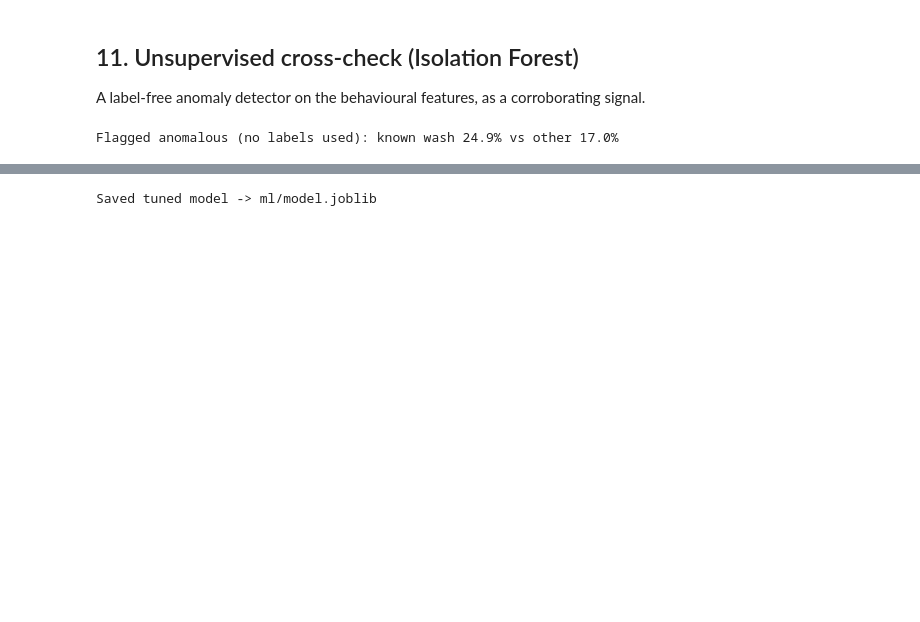
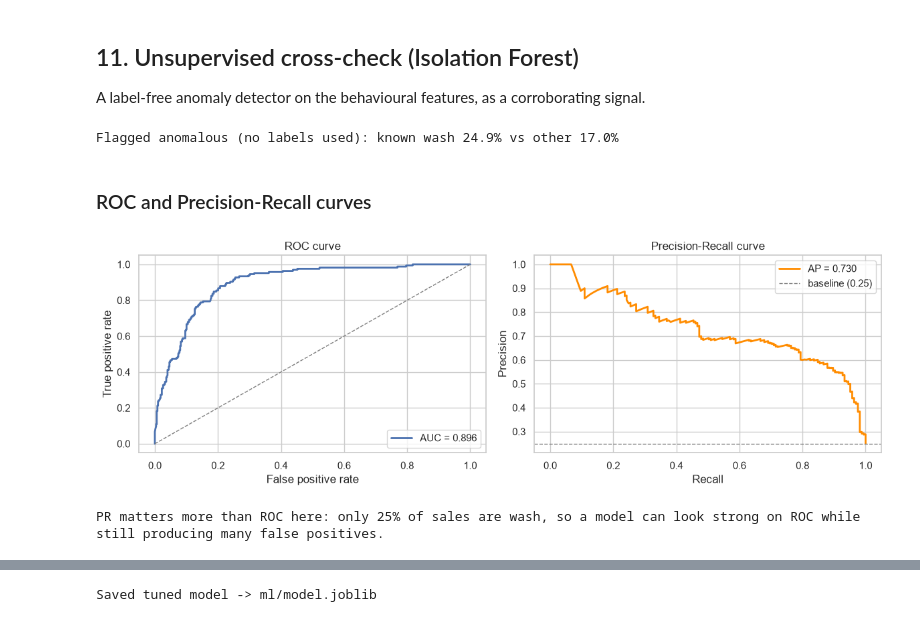
Before and after one commit to junkoid2203/FYP-Project---NFTGuard-Latest-, a Jupyter notebook: ml/nftguard_analysis.ipynb, the cells around one changed output, grey strips where cells are left out. Cells and saved outputs as stored; diff of their text form; code cells hidden in the pictures; blank space fills up the shorter version.

```diff
--- a/ml/nftguard_analysis.ipynb
+++ b/ml/nftguard_analysis.ipynb
@@ -244,3 +253,26 @@ print("Flagged anomalous (no labels used): known wash %.1f%% vs other %.1f%%"
       % (100 * rate.get(1, 0), 100 * rate.get(0, 0)))
 # %% [output]
 Flagged anomalous (no labels used): known wash 24.9% vs other 17.0%
+# %% [markdown]
+### ROC and Precision-Recall curves
+# %%
+from sklearn.metrics import roc_curve, precision_recall_curve, average_precision_score
+proba = best.predict_proba(Xte)[:, 1]
+fpr, tpr, _ = roc_curve(yte, proba)
+prec, rec, _ = precision_recall_curve(yte, proba)
+fig, ax = plt.subplots(1, 2, figsize=(12, 4))
+ax[0].plot(fpr, tpr, lw=2, label="AUC = %.3f" % roc_auc_score(yte, proba))
+ax[0].plot([0, 1], [0, 1], "--", color="grey", lw=1)
+ax[0].set_xlabel("False positive rate"); ax[0].set_ylabel("True positive rate")
+ax[0].set_title("ROC curve"); ax[0].legend()
+ax[1].plot(rec, prec, lw=2, color="darkorange",
+           label="AP = %.3f" % average_precision_score(yte, proba))
+ax[1].axhline(y=yte.mean(), ls="--", color="grey", lw=1, label="baseline (%.2f)" % yte.mean())
+ax[1].set_xlabel("Recall"); ax[1].set_ylabel("Precision")
+ax[1].set_title("Precision-Recall curve"); ax[1].legend()
+plt.tight_layout(); plt.show()
+print("PR matters more than ROC here: only %.0f%% of sales are wash, so a model can look"
+      % (100 * yte.mean()), "strong on ROC while still producing many false positives.")
+# %% [output]
+[figure, added]
+PR matters more than ROC here: only 25% of sales are wash, so a model can look strong on ROC while still producing many false positives.
```
Also changed, not shown: parts of 23 cells of this notebook, 3 other files.
